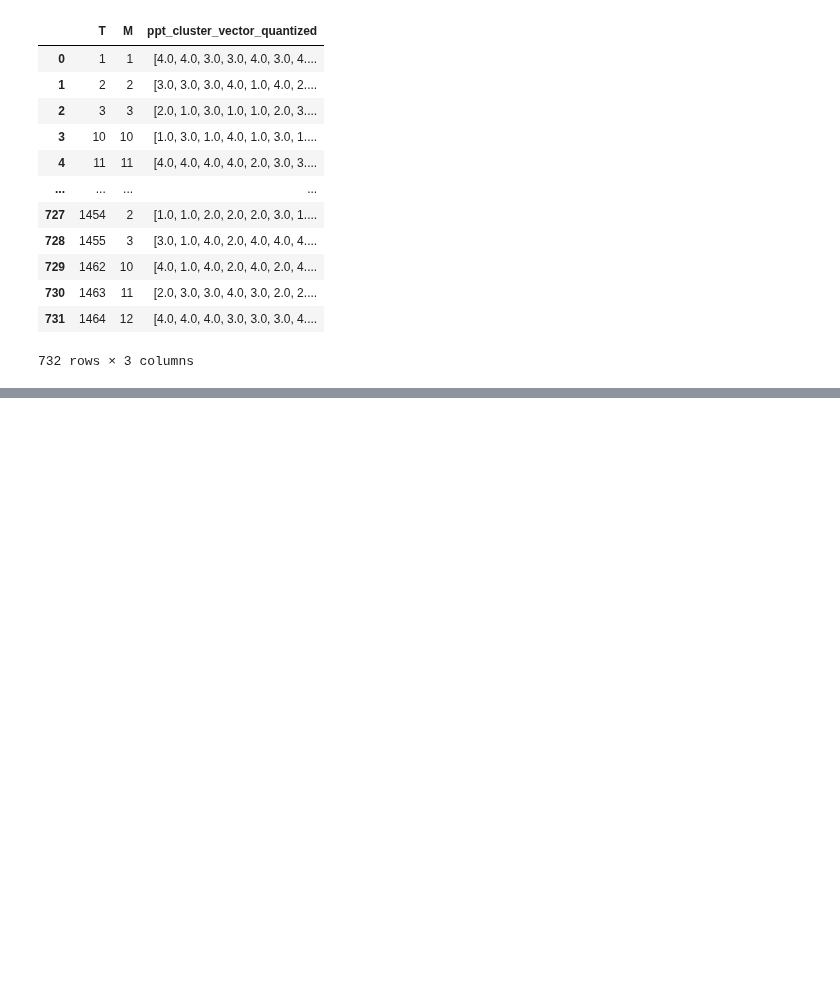
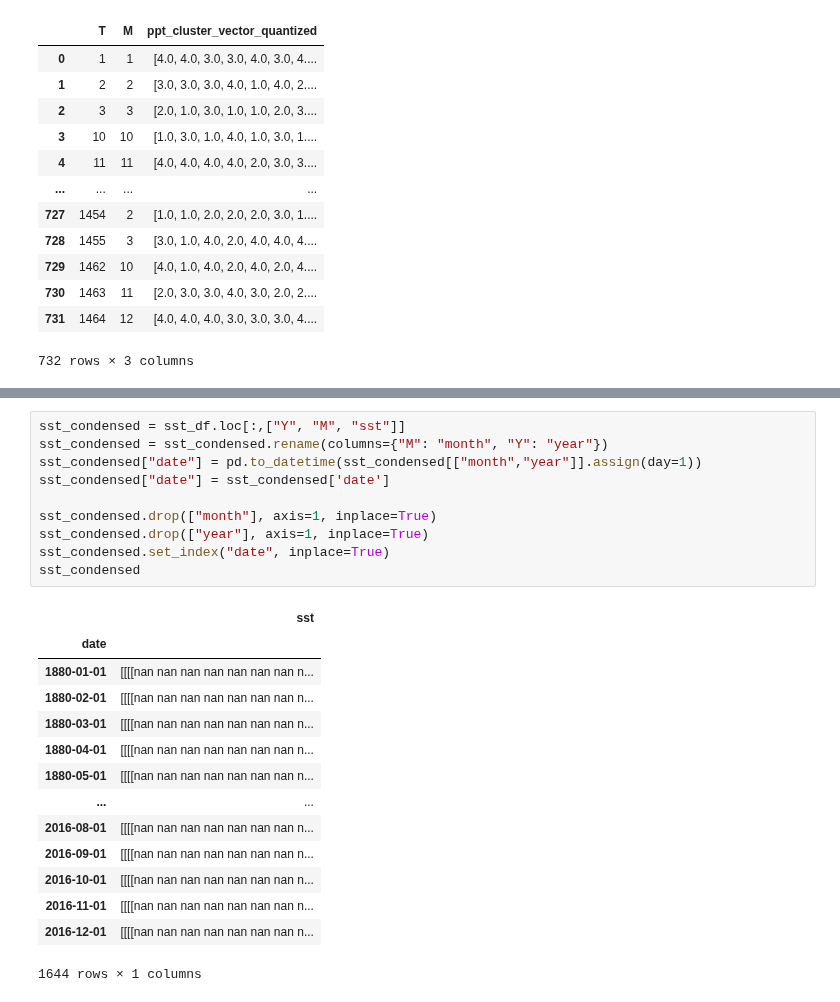
Before and after one commit to hwalters361/ML_rain_prediction, a Jupyter notebook: Introduction.ipynb, the cells around one changed output, grey strips where cells are left out. Drawn from its saved outputs; the diff is of its cells as text; blank space fills up the shorter version.

```diff
--- a/Introduction.ipynb
+++ b/Introduction.ipynb
@@ -360,0 +394,25 @@ df[["T", "M", "ppt_cluster_vector_quantized"]]
+# %%
+sst_condensed = sst_df.loc[:,["Y", "M", "sst"]]
+sst_condensed = sst_condensed.rename(columns={"M": "month", "Y": "year"})
+sst_condensed["date"] = pd.to_datetime(sst_condensed[["month","year"]].assign(day=1))
+sst_condensed["date"] = sst_condensed['date']
+
+sst_condensed.drop(["month"], axis=1, inplace=True)
+sst_condensed.drop(["year"], axis=1, inplace=True)
+sst_condensed.set_index("date", inplace=True)
+sst_condensed
+# %% [output]
+|  | sst |
+| date |  |
+| 1880-01-01 | [[[[nan nan nan nan nan nan nan n... |
+| 1880-02-01 | [[[[nan nan nan nan nan nan nan n... |
+| 1880-03-01 | [[[[nan nan nan nan nan nan nan n... |
+| 1880-04-01 | [[[[nan nan nan nan nan nan nan n... |
+| 1880-05-01 | [[[[nan nan nan nan nan nan nan n... |
+| ... | ... |
+| 2016-08-01 | [[[[nan nan nan nan nan nan nan n... |
+| 2016-09-01 | [[[[nan nan nan nan nan nan nan n... |
+| 2016-10-01 | [[[[nan nan nan nan nan nan nan n... |
+| 2016-11-01 | [[[[nan nan nan nan nan nan nan n... |
+| 2016-12-01 | [[[[nan nan nan nan nan nan nan n... |
+1644 rows × 1 columns
```
Also changed, not shown: parts of 5 cells of this notebook.
